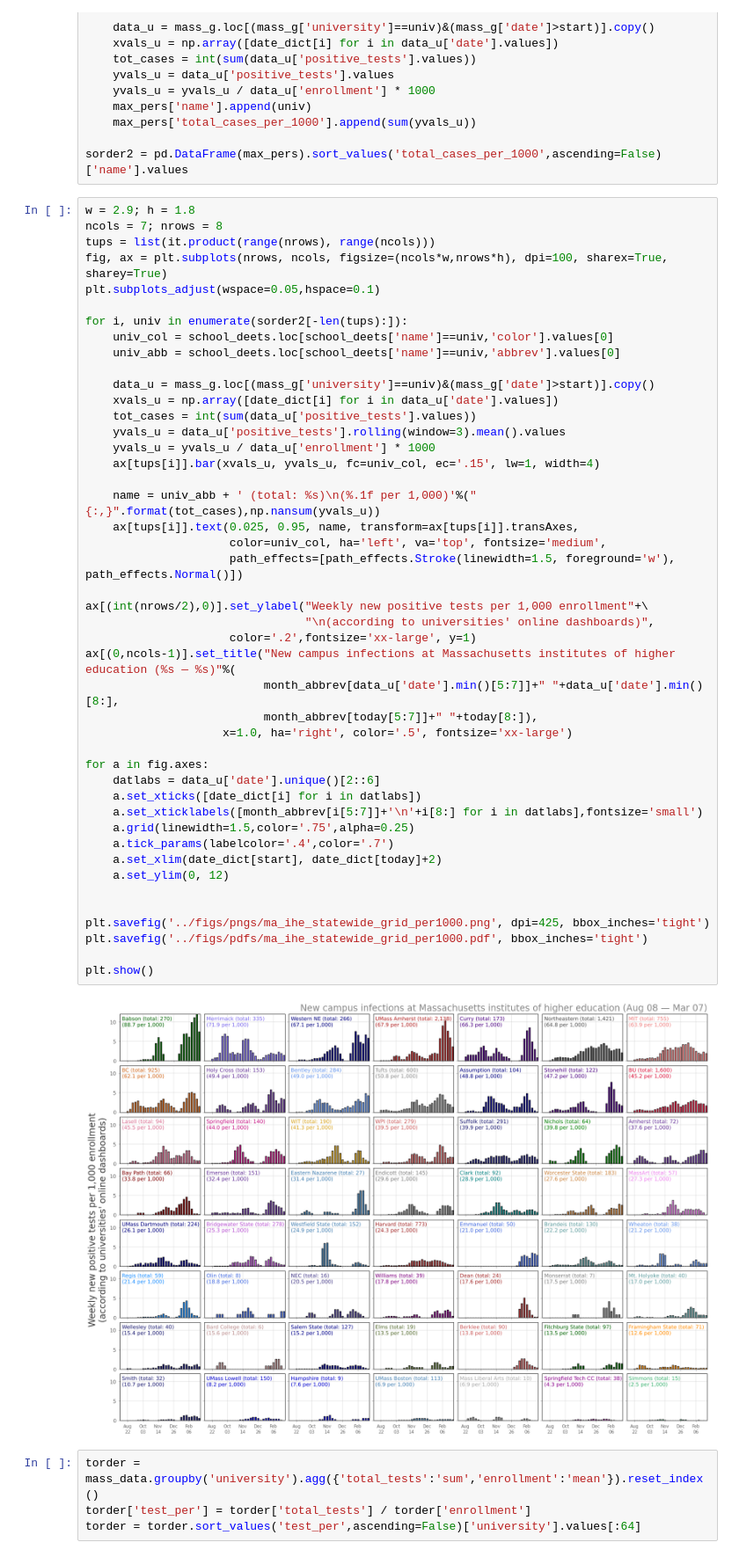
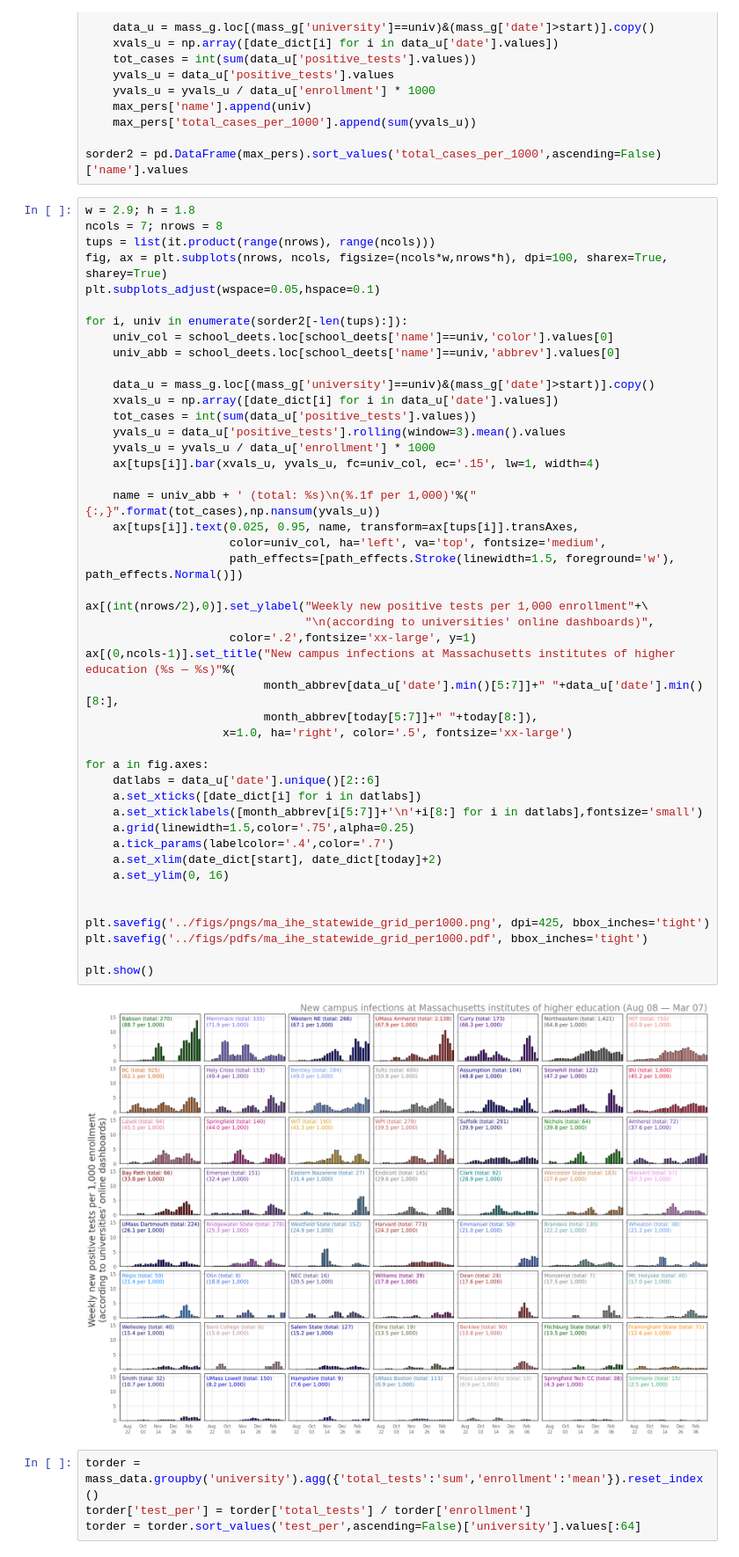
Before and after one commit to jkbren/massachusetts-higher-ed-covid, a Jupyter notebook: code/massachusetts.ipynb, the cells around one changed output. Shown at 88% size. Saved outputs shown, nothing was run; the diff lists cells and outputs as text.

```diff
--- a/code/massachusetts.ipynb
+++ b/code/massachusetts.ipynb
@@ -254,35 +254,35 @@ for i, univ in enumerate(sorder2[-len(tups):]):
     yvals_u = yvals_u / data_u['enrollment'] * 1000
     ax[tups[i]].bar(xvals_u, yvals_u, fc=univ_col, ec='.15', lw=1, width=4)
 
     name = univ_abb + ' (total: %s)\n(%.1f per 1,000)'%("{:,}".format(tot_cases),np.nansum(yvals_u))
     ax[tups[i]].text(0.025, 0.95, name, transform=ax[tups[i]].transAxes,
                      color=univ_col, ha='left', va='top', fontsize='medium',
                      path_effects=[path_effects.Stroke(linewidth=1.5, foreground='w'), path_effects.Normal()])
 
 ax[(int(nrows/2),0)].set_ylabel("Weekly new positive tests per 1,000 enrollment"+\
                                 "\n(according to universities' online dashboards)",
                      color='.2',fontsize='xx-large', y=1)
 ax[(0,ncols-1)].set_title("New campus infections at Massachusetts institutes of higher education (%s — %s)"%(
                           month_abbrev[data_u['date'].min()[5:7]]+" "+data_u['date'].min()[8:],
                           month_abbrev[today[5:7]]+" "+today[8:]),
                     x=1.0, ha='right', color='.5', fontsize='xx-large')
 
 for a in fig.axes:
     datlabs = data_u['date'].unique()[2::6]
     a.set_xticks([date_dict[i] for i in datlabs])
     a.set_xticklabels([month_abbrev[i[5:7]]+'\n'+i[8:] for i in datlabs],fontsize='small')
     a.grid(linewidth=1.5,color='.75',alpha=0.25)
     a.tick_params(labelcolor='.4',color='.7')
     a.set_xlim(date_dict[start], date_dict[today]+2)
-    a.set_ylim(0, 12)
+    a.set_ylim(0, 16)
 
 
 plt.savefig('../figs/pngs/ma_ihe_statewide_grid_per1000.png', dpi=425, bbox_inches='tight')
 plt.savefig('../figs/pdfs/ma_ihe_statewide_grid_per1000.pdf', bbox_inches='tight')
 
 plt.show()
 # %% [output]
-[figure, old version]
+[figure, new version]
 # %%
 torder = mass_data.groupby('university').agg({'total_tests':'sum','enrollment':'mean'}).reset_index()
 torder['test_per'] = torder['total_tests'] / torder['enrollment']
```
Also changed, not shown: 16 other files.
